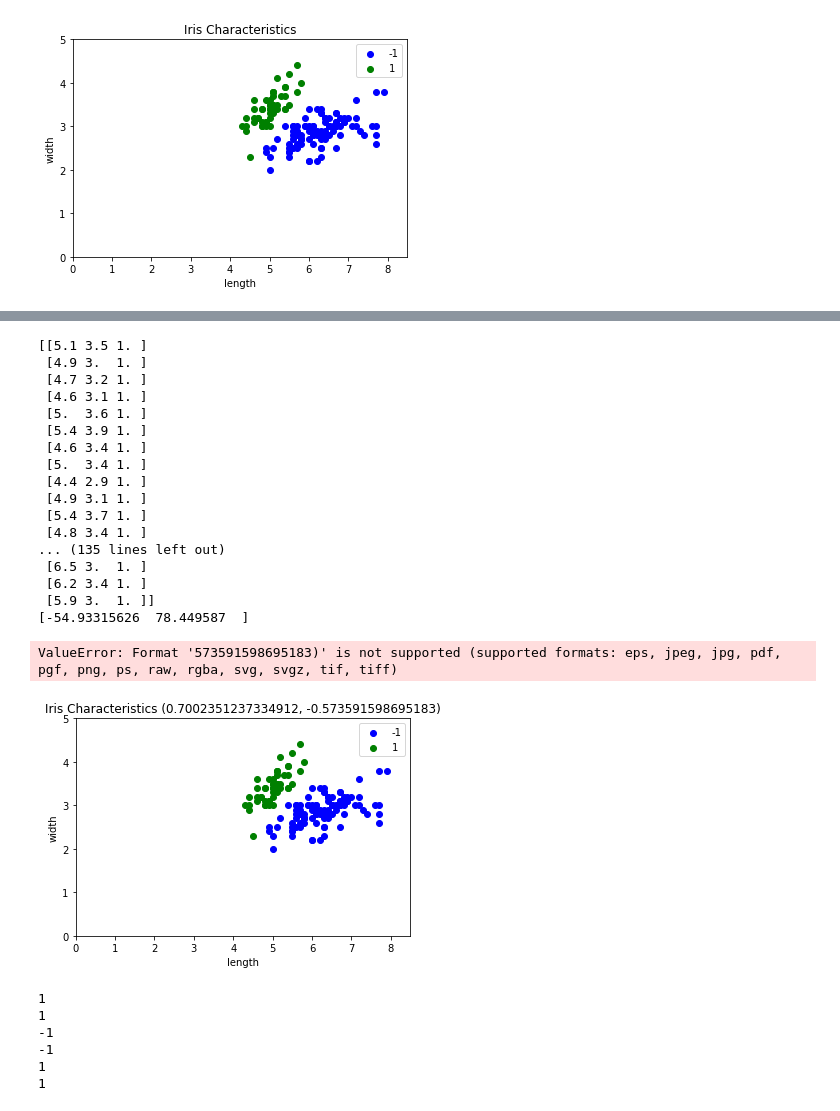
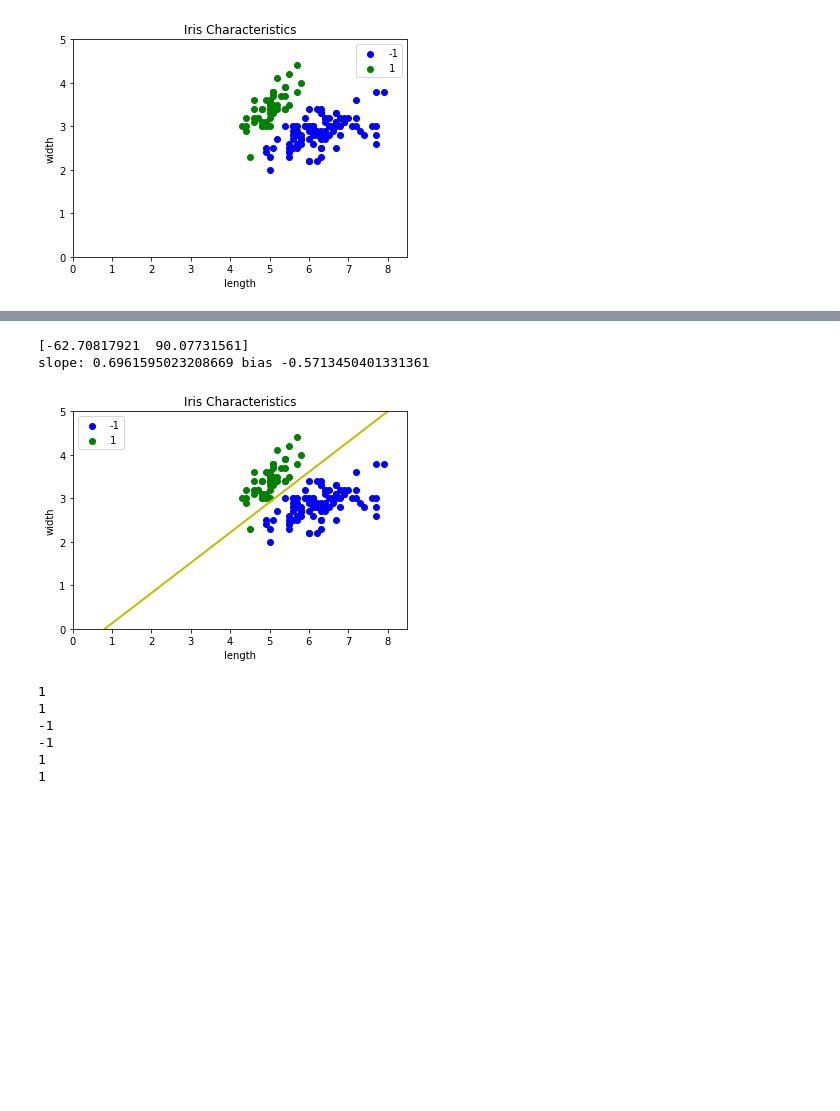
Before and after one commit to Kornvalles/dat4sem2020spring-python, a Jupyter notebook: notebooks/11.1-Perceptron-Classifier.ipynb, the cells around one changed output, grey strips where cells are left out. Saved outputs shown, nothing was run; the diff lists cells and outputs as text; code cells hidden in the pictures; blank space fills up the shorter version.

```diff
--- a/notebooks/11.1-Perceptron-Classifier.ipynb
+++ b/notebooks/11.1-Perceptron-Classifier.ipynb
@@ -158,7 +159,7 @@ import numpy as np
 def perceptron(inp, weights):
     """
     Given a list of input (x) values and a list of weights,
-    calculates the dot product of the 2 lists and returns 1 or -1 (fire or dont)
+    calculates the dot product of the 2 lists and returns 1 or -1 (fire or don't)
     Parameters:
     inp: vector of input predictors
     weights: vector of weights to be ajusted for precise prediction of output.
@@ -187,11 +188,11 @@ def predict(inp_vec, weights):
     return:
         A class label, either 1 for 'setosa' or -1 for 'other'
     """
-    class_label = perceptron(inp_vec, weights)
-    return class_label
+    class_label_prediction = perceptron(inp_vec, weights)
+    return class_label_prediction
 
 
-weights = [-2.60105969, 3.61349319] #
+weights =  [-28.96837525,  48.03329437]
 # %%
 # new flowers
 assert predict([5.6, 4.8], weights) == 1
@@ -381,21 +394,17 @@ We will use `np.linalg.norm()` to calculate the L2 norm of the total vector spac
 
 def compute_line(weights):
     """
-    Visualizing Linear Separability
+    Visualizing Linear Separability by using weights/norm(weights) wich are othogonal to the division line.
     Parameters:
-    weights:
+    weights: the weights calculated by PLA
     """
-    norm = np.linalg.norm(weights) # calculating the frobenius norm (or L2 norm) of the learned weights (in order to make them comparable to other vectors)
-    print('weights:',weights,' norm ',norm)
-    ww = weights / norm
-    print('ww',ww)
-    ww1 = [ww[1], -ww[0]]
-    print('ww1',ww1)
-    ww2 = [-ww[1] , ww[0]]
-    print('ww2',ww2)
+    norm = np.linalg.norm(weights) # calculating the frobenius norm (or L2 norm) of the learned weights (The norm is the total magnitude of all vectors in the space)
+    ww = weights / norm # weight vector is perpendicular (or othogonal) to the division line
+    ww1 = [ww[1], -ww[0]] # first point on our division line
+    ww2 = [-ww[1] , ww[0]] # second point on our division line
     # slope and intercept
-    m = (ww2[1] - ww1[1]) / (ww2[0] - ww1[0])
-    b = ((ww2[0] - ww1[0]) * m) + ww1[1]
+    m = (ww2[1] - ww1[1]) / (ww2[0] - ww1[0]) # slope = delta y / delta x
+    b = ((ww2[0] - ww1[0]) * m) + ww1[1]      # intercept = delta x * slope + y(x1)
     print('slope:',m,'bias',b)
     return m, b
 
@@ -446,55 +449,37 @@ def pla(training_data, no_iterations=50000, w_bias=False, eta=0.5):
     dim = len(training_data[0][0])
     weights = np.random.random(dim)
     weight_history = [np.copy(weights)]
 
     if w_bias:
         weights = np.random.random(dim + 1) # an extra bias weight is added to the list of weights
         data = np.array(list(zip(*training_data))[0]) # extract the data from the targets
         # print(data)
         # print(data.shape) # shape is (150,2)
         biases = np.ones((data.shape[0], 1)) # matrix of 150 rows by 1 column of values = 1
         training_data_w_bias = np.append(data, biases, axis=1) # append the biases to the data creating extra column
-        print(training_data_w_bias)
-        training_data = list(zip(training_data_w_bias,
-                                 list(zip(*training_data))[1]))
+        training_data = list(zip(training_data_w_bias, list(zip(*training_data))[1]))
 
     for i in range(no_iterations):
         inp_vec, expected_label = training_data[i % len(training_data)]
         perceptron_output = perceptron(inp_vec, weights)
         error = expected_label - perceptron_output
 
         weights += eta * error * inp_vec
         weight_history.append(np.copy(weights))
 
     return weights, np.array(weight_history)
 
 # trainings_data is iris_data[:2] (first 2 columns) zipped with target data
 learned_weights, weight_history = pla(trainings_data, w_bias=True)
 learned_weights = learned_weights[:2]
 print(learned_weights)
 
 
 plot_data(trainings_data, compute_line(learned_weights))
 # %% [output]
-[[5.1 3.5 1. ]
- [4.9 3.  1. ]
- [4.7 3.2 1. ]
- [4.6 3.1 1. ]
- [5.  3.6 1. ]
- [5.4 3.9 1. ]
- [4.6 3.4 1. ]
- [5.  3.4 1. ]
- [4.4 2.9 1. ]
- [4.9 3.1 1. ]
- [5.4 3.7 1. ]
- [4.8 3.4 1. ]
-... (135 lines left out)
- [6.5 3.  1. ]
- [6.2 3.4 1. ]
- [5.9 3.  1. ]]
-[-54.93315626  78.449587  ]
+[-62.70817921  90.07731561]
+slope: 0.6961595023208669 bias -0.5713450401331361
-ValueError: Format '573591598695183)' is not supported (supported formats: eps, jpeg, jpg, pdf, pgf, png, ps, raw, rgba, svg, svgz, tif, tiff)
-[figure, old version]
+[figure, new version]
 # %%
 print(predict([5.6, 4.8], learned_weights))
 print(predict([3.4, 4.1], learned_weights))
```
Also changed, not shown: parts of 18 cells of this notebook, 13 other files.
